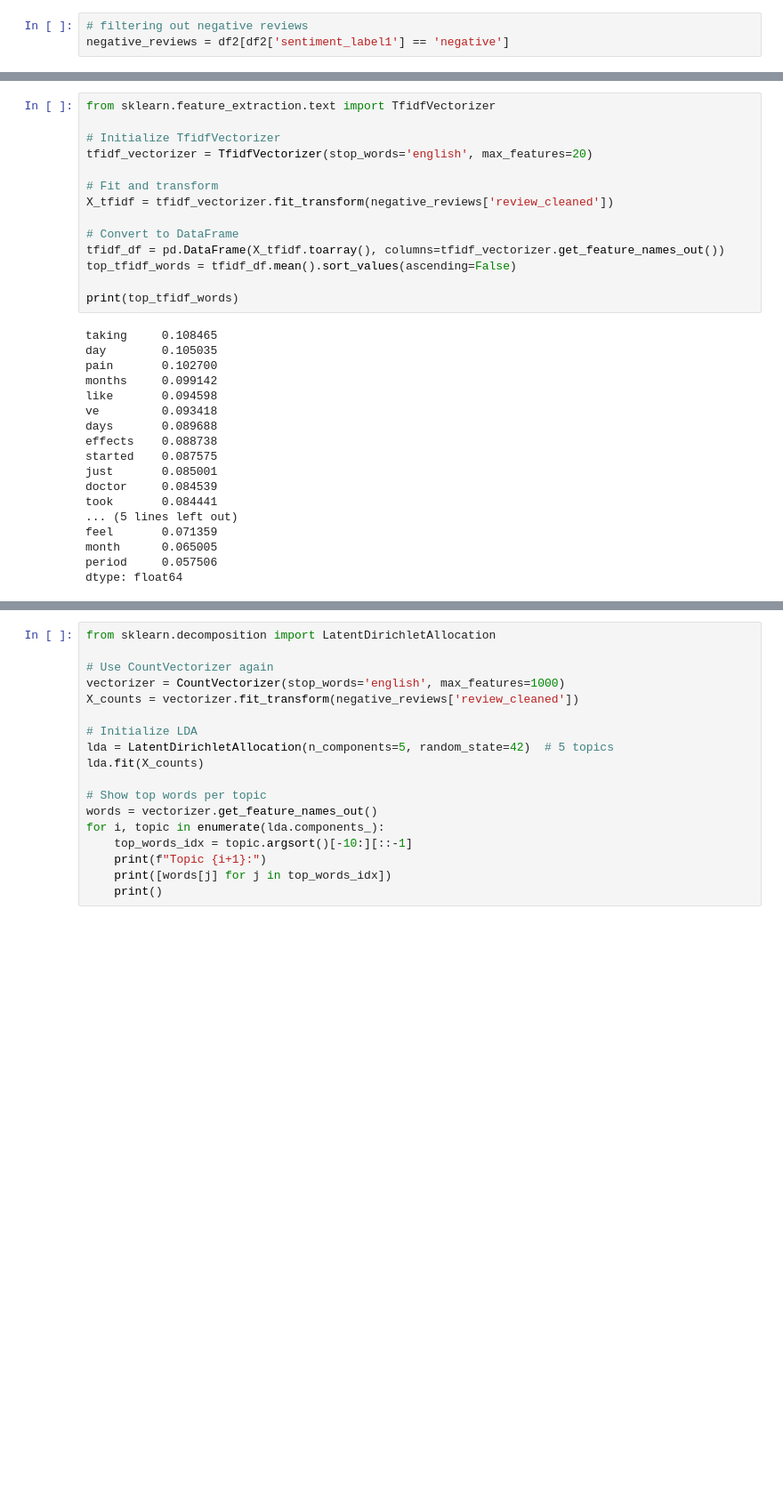
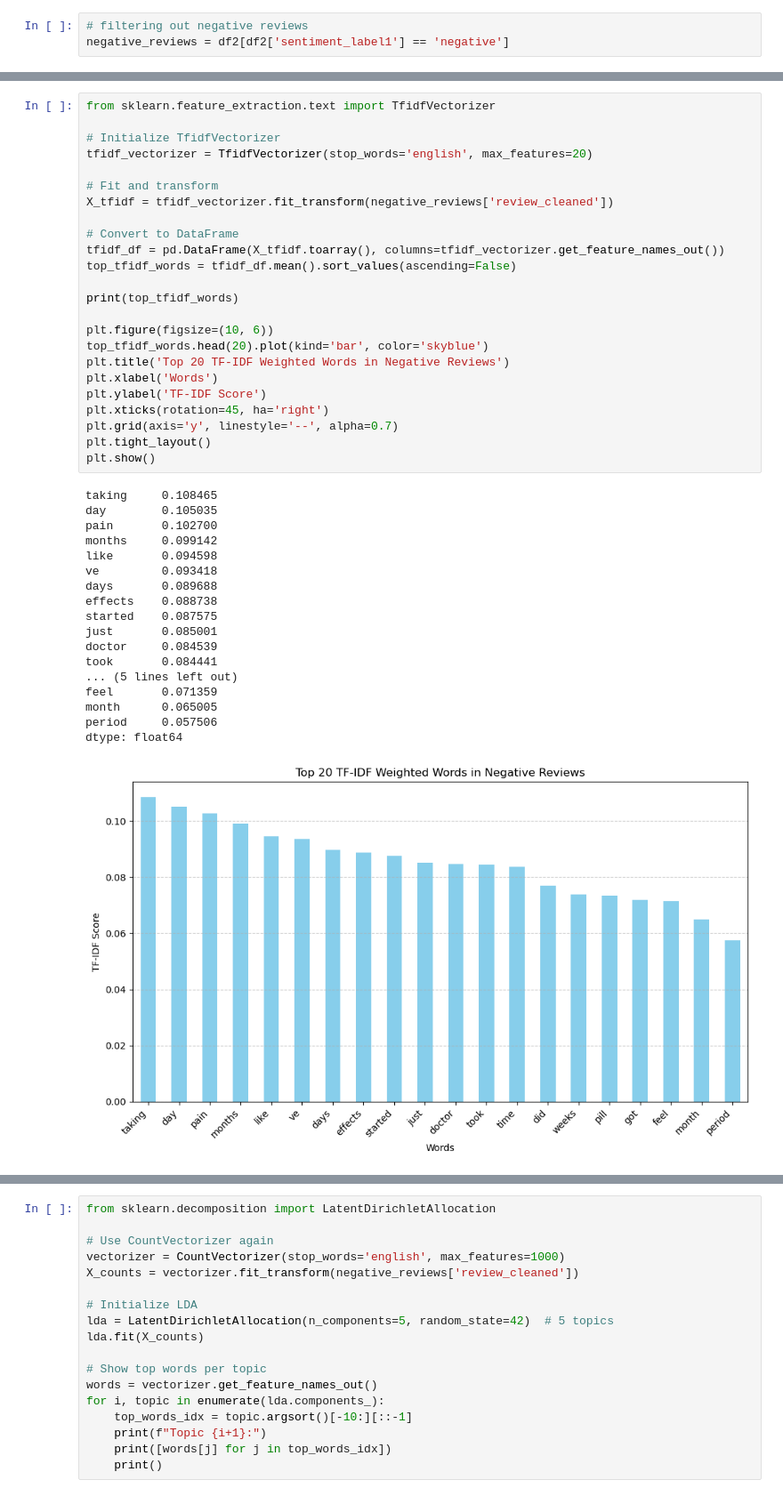
Before and after one commit to afreenjun/Social-Media-Comp-Project, a Jupyter notebook: SMC Project.ipynb, the cells around one changed output, grey strips where cells are left out. Shown at 89% size. Saved outputs shown, nothing was run; the diff lists cells and outputs as text; blank space fills up the shorter version.

```diff
--- a/SMC Project.ipynb
+++ b/SMC Project.ipynb
@@ -452,30 +474,41 @@ from sklearn.feature_extraction.text import TfidfVectorizer
 
 # Initialize TfidfVectorizer
 tfidf_vectorizer = TfidfVectorizer(stop_words='english', max_features=20)
 
 # Fit and transform
 X_tfidf = tfidf_vectorizer.fit_transform(negative_reviews['review_cleaned'])
 
 # Convert to DataFrame
 tfidf_df = pd.DataFrame(X_tfidf.toarray(), columns=tfidf_vectorizer.get_feature_names_out())
 top_tfidf_words = tfidf_df.mean().sort_values(ascending=False)
 
 print(top_tfidf_words)
+
+plt.figure(figsize=(10, 6))
+top_tfidf_words.head(20).plot(kind='bar', color='skyblue')
+plt.title('Top 20 TF-IDF Weighted Words in Negative Reviews')
+plt.xlabel('Words')
+plt.ylabel('TF-IDF Score')
+plt.xticks(rotation=45, ha='right')
+plt.grid(axis='y', linestyle='--', alpha=0.7)
+plt.tight_layout()
+plt.show()
 # %% [output]
 taking     0.108465
 day        0.105035
 pain       0.102700
 months     0.099142
 like       0.094598
 ve         0.093418
 days       0.089688
 effects    0.088738
 started    0.087575
 just       0.085001
 doctor     0.084539
 took       0.084441
 ... (5 lines left out)
 feel       0.071359
 month      0.065005
 period     0.057506
 dtype: float64
+[figure, added]
```
Also changed, not shown: parts of 18 cells of this notebook.
